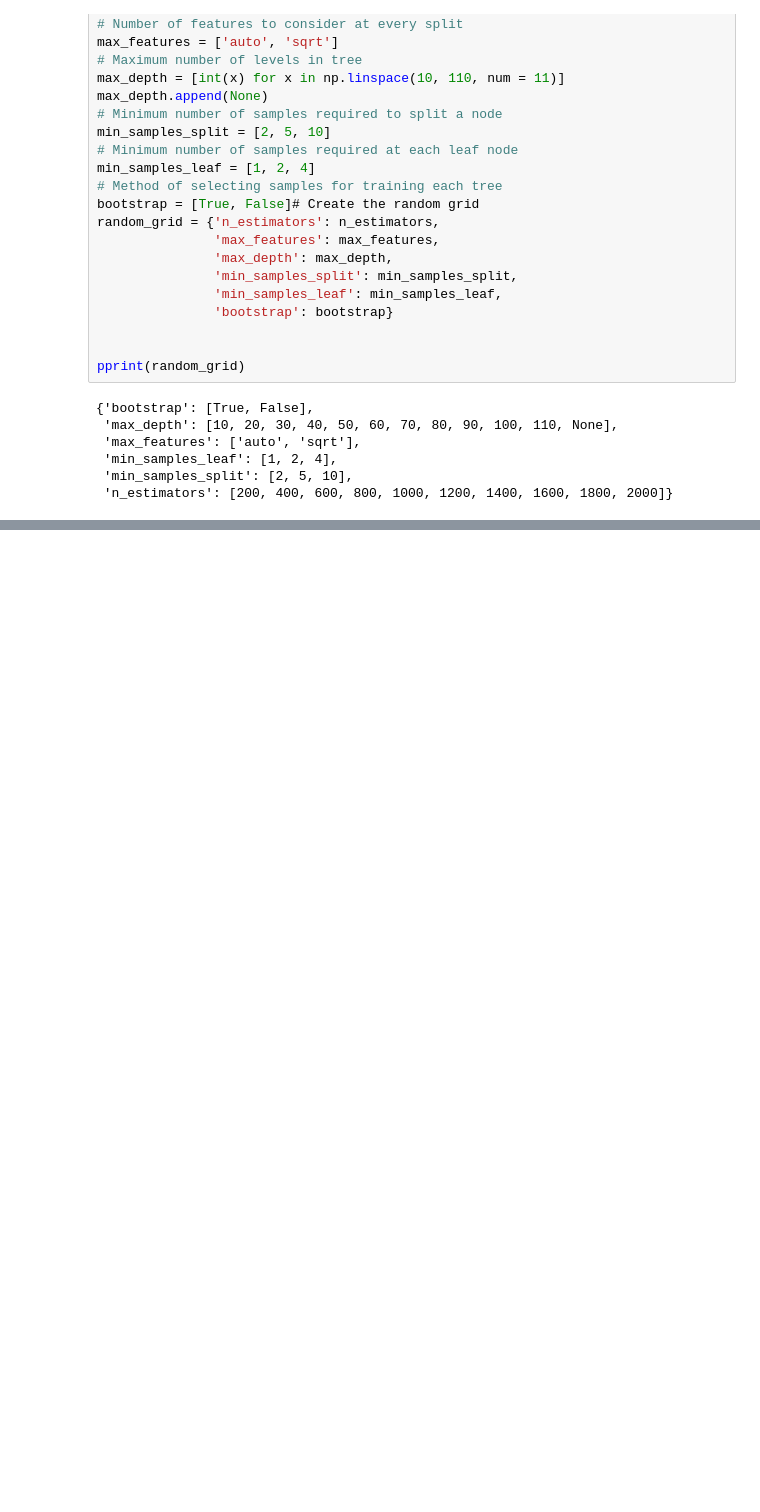
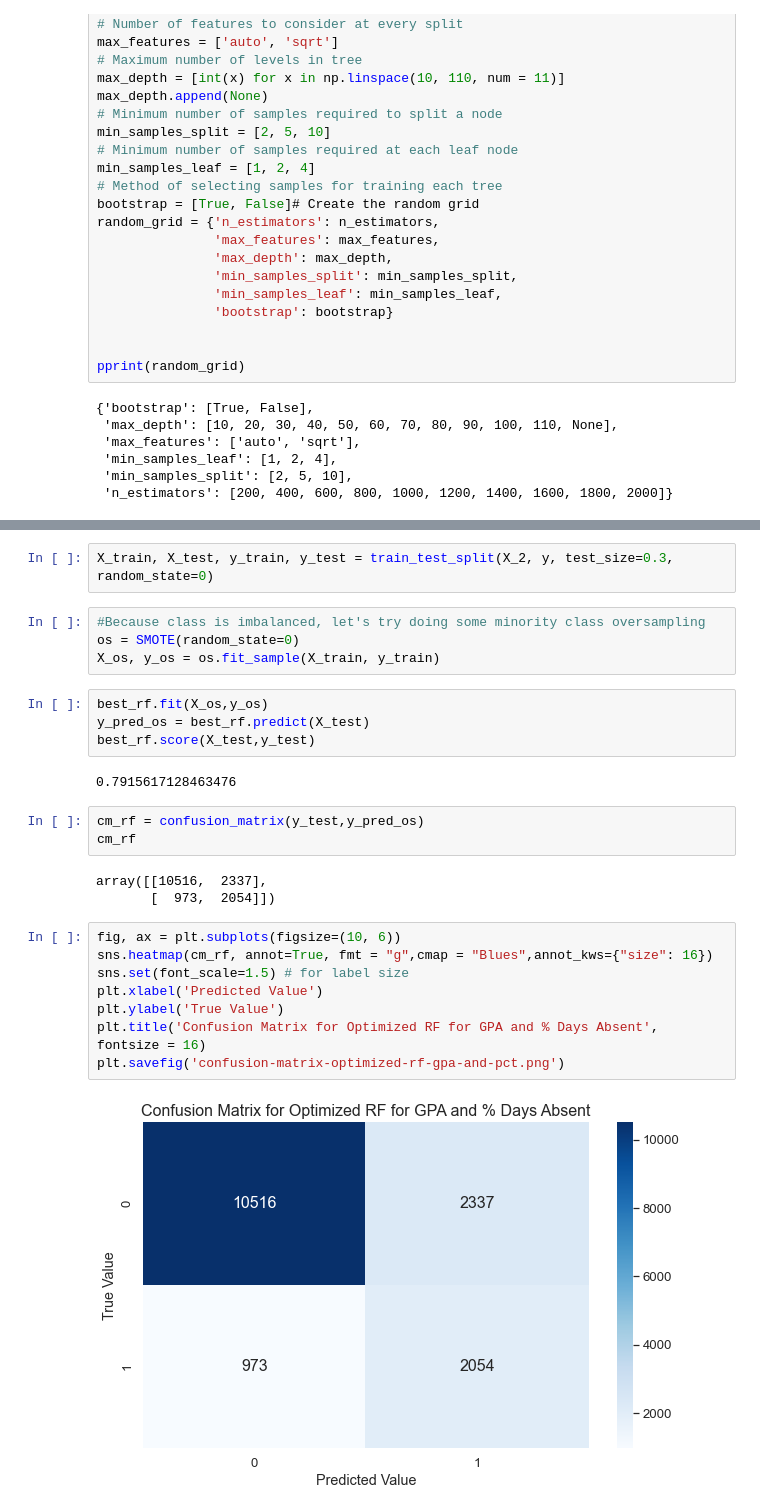
Before and after one commit to smileyfresh/dropout_predicting, a Jupyter notebook: 9th Grade Dropout Predictor.ipynb, the cells around one changed output, grey strips where cells are left out. Saved outputs shown, nothing was run; the diff lists cells and outputs as text; blank space fills up the shorter version.

```diff
--- a/9th Grade Dropout Predictor.ipynb
+++ b/9th Grade Dropout Predictor.ipynb
@@ -435,0 +622,28 @@ print(round(accuracy,4,)*100, "%")
+# %%
+X_train, X_test, y_train, y_test = train_test_split(X_2, y, test_size=0.3, random_state=0)
+# %%
+#Because class is imbalanced, let's try doing some minority class oversampling
+os = SMOTE(random_state=0)
+X_os, y_os = os.fit_sample(X_train, y_train)
+# %%
+best_rf.fit(X_os,y_os)
+y_pred_os = best_rf.predict(X_test)
+best_rf.score(X_test,y_test)
+# %% [output]
+0.7915617128463476
+# %%
+cm_rf = confusion_matrix(y_test,y_pred_os)
+cm_rf
+# %% [output]
+array([[10516,  2337],
+       [  973,  2054]])
+# %%
+fig, ax = plt.subplots(figsize=(10, 6))
+sns.heatmap(cm_rf, annot=True, fmt = "g",cmap = "Blues",annot_kws={"size": 16})
+sns.set(font_scale=1.5) # for label size
+plt.xlabel('Predicted Value')
+plt.ylabel('True Value')
+plt.title('Confusion Matrix for Optimized RF for GPA and % Days Absent', fontsize = 16)
+plt.savefig('confusion-matrix-optimized-rf-gpa-and-pct.png')
+# %% [output]
+[figure, added]
```
Also changed, not shown: parts of 30 cells of this notebook, 2 other files.
